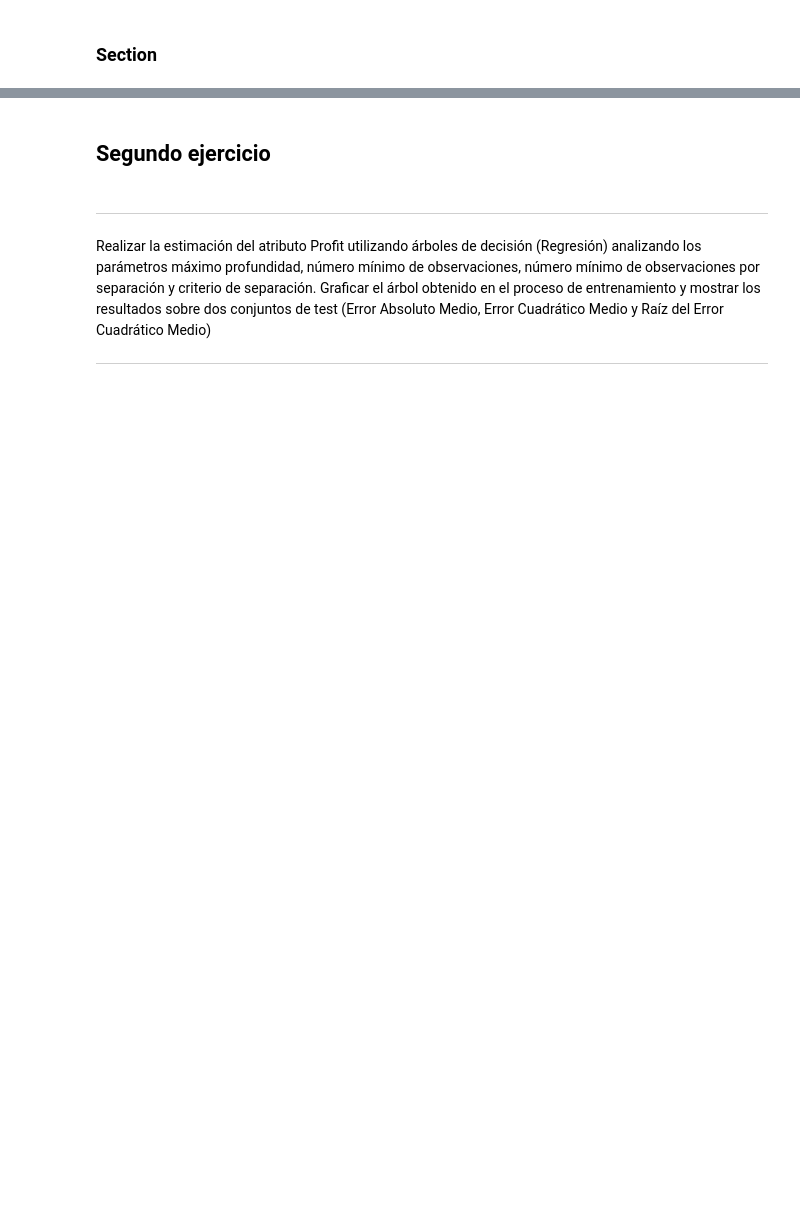
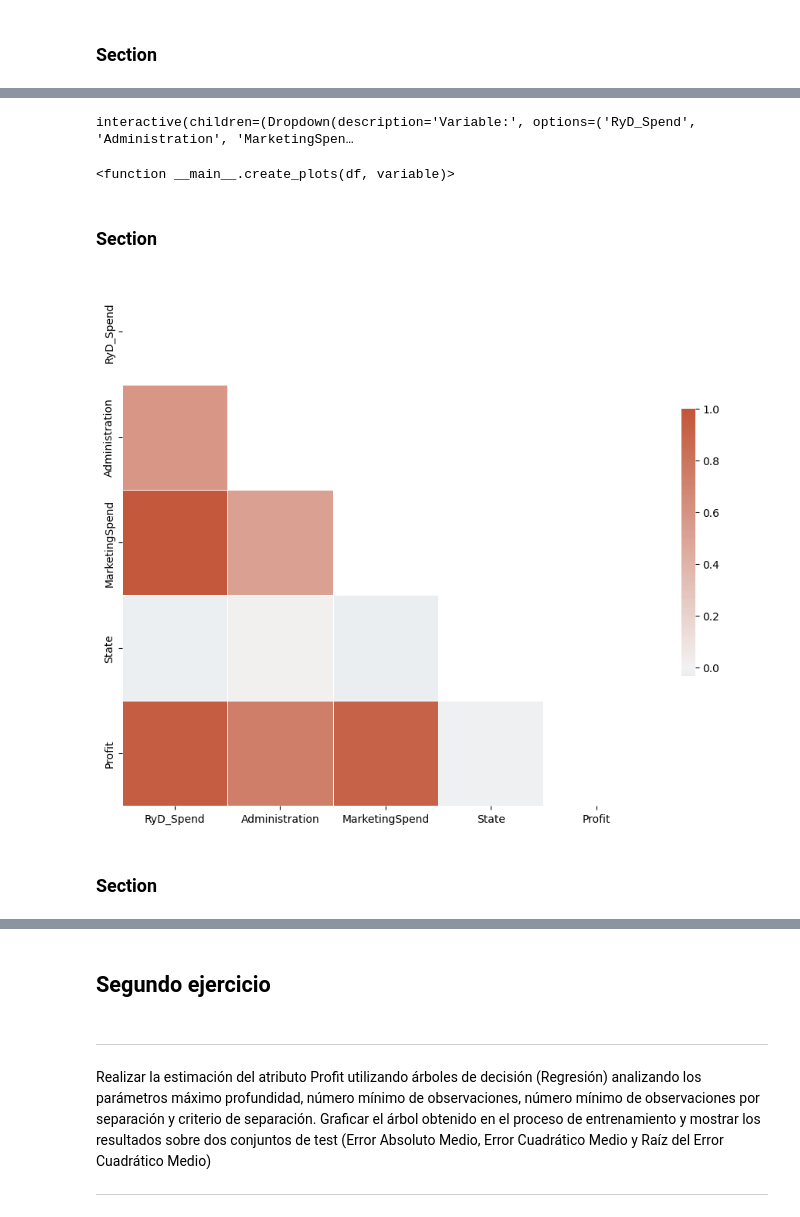
Before and after one commit to Simon890/mineria_datos, a Jupyter notebook: TP2.ipynb, the cells around one changed output, grey strips where cells are left out. Cells and saved outputs as stored; diff of their text form; code cells hidden in the pictures; blank space fills up the shorter version.

```diff
--- a/TP2.ipynb
+++ b/TP2.ipynb
@@ -47,0 +173,80 @@ datos, etc.) y elegir un método de estandarización
+# %%
+# Crear un diccionario de colores
+color_dict = {
+    'RyD_Spend': '#D18CE0',
+    'Administration': '#FF5733',
+    'MarketingSpend': '#C70039',
+    'State': '#900C3F',
+    'Profit': '#581845'
+}
+
+def create_plots(df, variable):
+    fig, ax = plt.subplots(figsize=(10, 4))
+
+    # Boxplot
+    bp = ax.boxplot(df[variable], patch_artist=True, vert=False)
+    bp['boxes'][0].set_facecolor(color_dict[variable])
+    bp['boxes'][0].set_alpha(0.7)
+
+    # Violin plot
+    vp = ax.violinplot(df[variable], points=500, showmeans=False, showextrema=False, showmedians=False, vert=False)
+    vp['bodies'][0].get_paths()[0].vertices[:, 1] = np.clip(vp['bodies'][0].get_paths()[0].vertices[:, 1], 0.8, 1.2)
+    vp['bodies'][0].set_color(color_dict[variable])
+    vp['bodies'][0].set_alpha(0.7)
+
+    # Scatter plot
+    y = np.full(len(df[variable]), 0.8) + np.random.uniform(low=-.1, high=.1, size=len(df[variable]))
+    ax.scatter(df[variable], y, s=3, c=color_dict[variable])
+
+    # Configurar títulos y etiquetas
+    ax.set_title(variable)
+    ax.set_yticks([])
+    ax.set_xlabel("Value")
+
+    plt.show()
+
+# Crear selector de variable
+variable_widget = widgets.Dropdown(
+    options=[col for col in companies.columns],
+    description='Variable:',
+)
+
+# Usar interact para crear la actualizar el grafico en un cambio
+interact(create_plots, df=widgets.fixed(companies), variable=variable_widget)
+# %% [output]
+interactive(children=(Dropdown(description='Variable:', options=('RyD_Spend', 'Administration', 'MarketingSpen…
+<function __main__.create_plots(df, variable)>
+# %% [markdown]
+### Section
+# %%
+def grafico_correlacion(df):
+    # Hacer un encoding de frecuencia para la variable categórica
+    encoding = df.groupby('State').size()
+    encoding = encoding / len(df)
+    df['State'] = df['State'].map(encoding)
+
+    # Calcular la matriz de correlación
+    corr = df.corr()
+
+    # Crear una máscara para el triángulo superior
+    mask = np.triu(np.ones_like(corr, dtype=bool))
+
+    # Configurar la figura de matplotlib
+    fig, ax = plt.subplots(figsize=(11, 9))
+
+    # Generar un mapa de colores divergentes personalizado
+    cmap = sns.diverging_palette(230, 20, as_cmap=True)
+
+    # Dibujar el mapa de calor con la máscara y la relación de aspecto correcta
+    sns.heatmap(corr, mask=mask, cmap=cmap, vmax=1, center=0,
+                square=True, linewidths=.5, cbar_kws={"shrink": .5})
+
+    # Mostrar el gráfico
+    plt.show()
+
+# Ejemplo de uso de la función con el dataframe companies y la variable 'state'
+grafico_correlacion(companies)
+# %% [output]
+[figure, added]
+# %% [markdown]
+### Section
```
Also changed, not shown: parts of 15 cells of this notebook.
